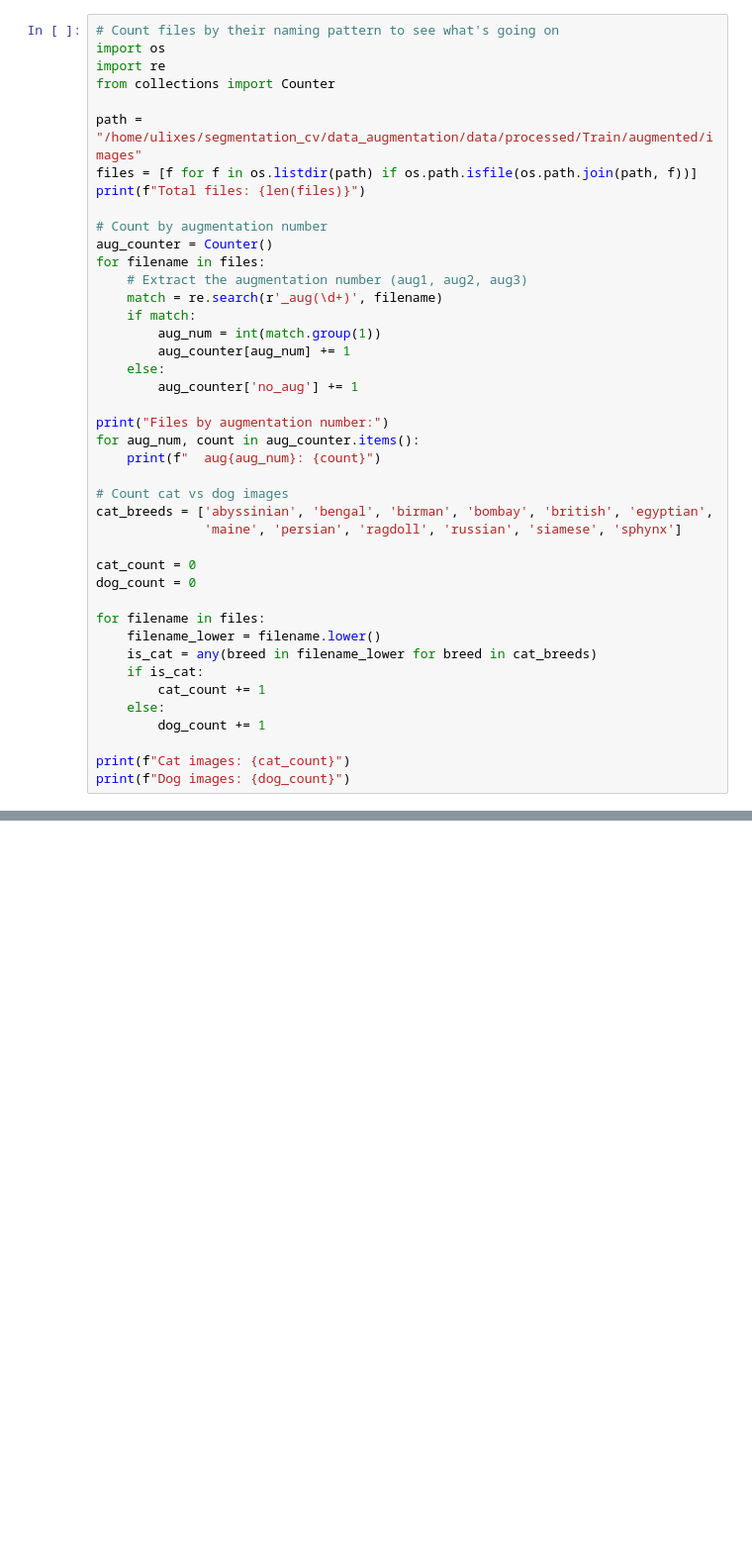
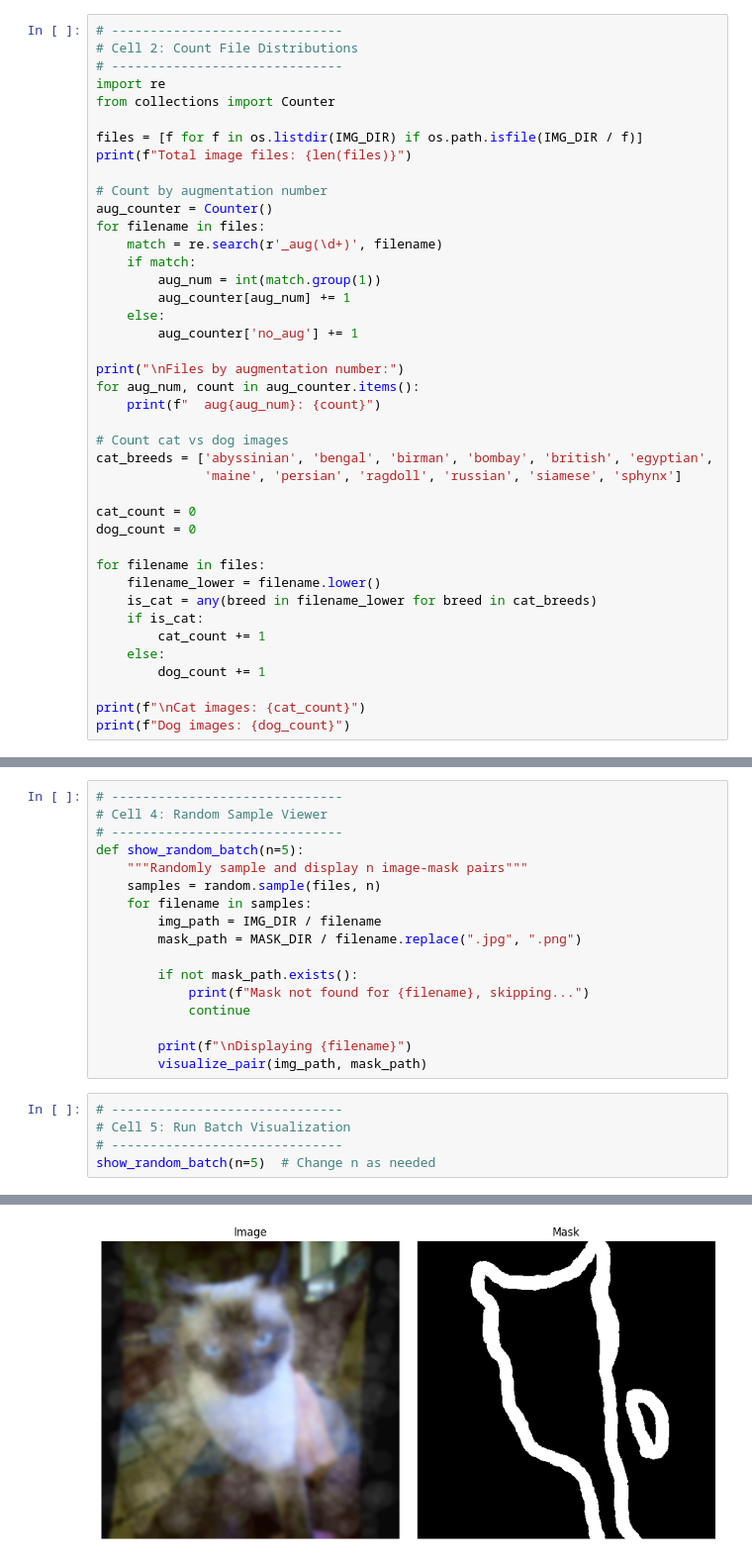
Before and after one commit to Ulixes-8/Data-Augmentation-Pipeline-for-Segmentation, a Jupyter notebook: notebooks/augmentation_debugging.ipynb, the cells around one changed output, grey strips where cells are left out. Shown at 99% size. Drawn from its saved outputs; the diff is of its cells as text; blank space fills up the shorter version.

```diff
--- a/notebooks/augmentation_debugging.ipynb
+++ b/notebooks/augmentation_debugging.ipynb
@@ -1,17 +26,16 @@
 # %%
-# Count files by their naming pattern to see what's going on
-import os
+# ------------------------------
+# Cell 2: Count File Distributions
+# ------------------------------
 import re
 from collections import Counter
 
-path = "/home/ulixes/segmentation_cv/data_augmentation/data/processed/Train/augmented/images"
-files = [f for f in os.listdir(path) if os.path.isfile(os.path.join(path, f))]
-print(f"Total files: {len(files)}")
+files = [f for f in os.listdir(IMG_DIR) if os.path.isfile(IMG_DIR / f)]
+print(f"Total image files: {len(files)}")
 
 # Count by augmentation number
 aug_counter = Counter()
 for filename in files:
-    # Extract the augmentation number (aug1, aug2, aug3)
     match = re.search(r'_aug(\d+)', filename)
     if match:
         aug_num = int(match.group(1))
@@ -19,7 +43,7 @@ for filename in files:
     else:
         aug_counter['no_aug'] += 1
 
-print("Files by augmentation number:")
+print("\nFiles by augmentation number:")
 for aug_num, count in aug_counter.items():
     print(f"  aug{aug_num}: {count}")
 
@@ -38,6 +62,6 @@ for filename in files:
     else:
         dog_count += 1
 
-print(f"Cat images: {cat_count}")
+print(f"\nCat images: {cat_count}")
 print(f"Dog images: {dog_count}")
 # %% [output]
@@ -50,0 +116,23 @@ Dog images: 5973
+# %%
+# ------------------------------
+# Cell 4: Random Sample Viewer
+# ------------------------------
+def show_random_batch(n=5):
+    """Randomly sample and display n image-mask pairs"""
+    samples = random.sample(files, n)
+    for filename in samples:
+        img_path = IMG_DIR / filename
+        mask_path = MASK_DIR / filename.replace(".jpg", ".png")
+
+        if not mask_path.exists():
+            print(f"Mask not found for {filename}, skipping...")
+            continue
+
+        print(f"\nDisplaying {filename}")
+        visualize_pair(img_path, mask_path)
+# %%
+# ------------------------------
+# Cell 5: Run Batch Visualization
+# ------------------------------
+show_random_batch(n=5)  # Change n as needed
+# %% [output]
@@ -50,0 +140 @@ Dog images: 5973
+[figure, added]
```
Also changed, not shown: parts of 4 cells of this notebook, 3 other files.
